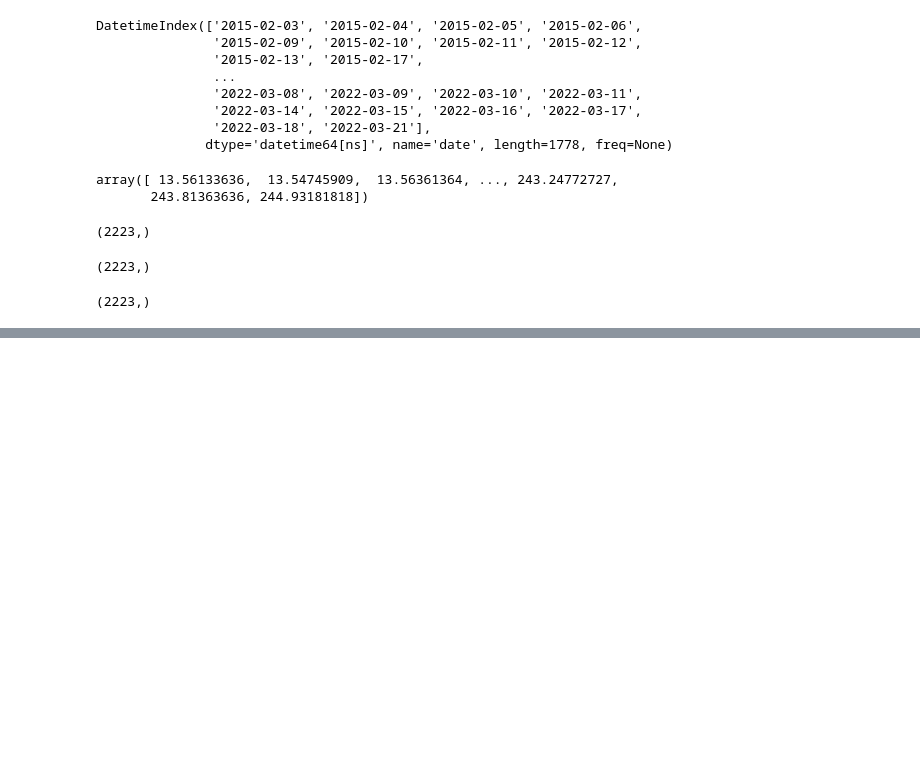
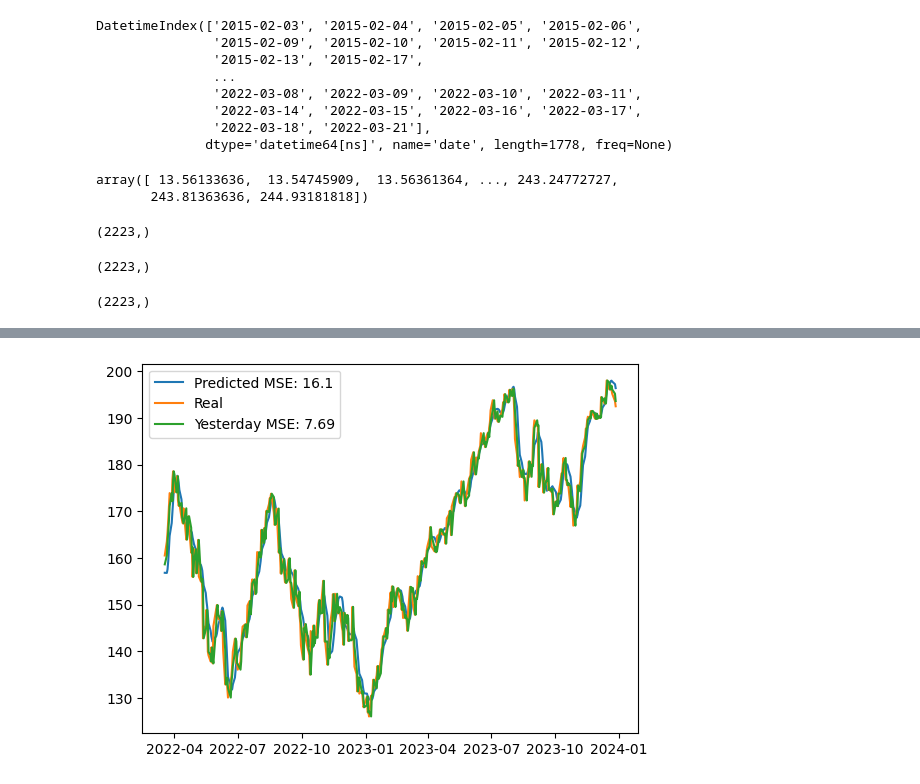
Before and after one commit to jordieres/Finance-AI, a Jupyter notebook: src/DataPreprocessing/DataPreprocessing.ipynb, the cells around one changed output, grey strips where cells are left out. Saved outputs shown, nothing was run; the diff lists cells and outputs as text; code cells hidden in the pictures; blank space fills up the shorter version.

Commit message:
small changes to make a functional modelling of LSTM with a configuration yaml file. First visualization in a notebook with the 1 day ahead apple stock

```diff
--- a/src/DataPreprocessing/DataPreprocessing.ipynb
+++ b/src/DataPreprocessing/DataPreprocessing.ipynb
@@ -508,0 +580,16 @@ tot_res['INP']['TSLA'][1]['vdd']["max"].shape
+# %%
+pred = tot_res['OUT_MODEL']['AAPL'][1]['DY'][9]['Y_predicted']
+real = tot_res['OUT_MODEL']['AAPL'][1]['DY'][9]['Y_real']
+yesterday = tot_res['OUT_MODEL']['AAPL'][1]['DY'][9]['Y_yesterday']
+
+mse_p = tot_res['OUT_MODEL']['AAPL'][1]['MSEP']
+mse_y = tot_res['OUT_MODEL']['AAPL'][1]['MSEY']
+# %%
+import matplotlib.pyplot as plt
+plt.plot(pred, label=f'Predicted MSE: {round(mse_p.mean(),2)}')
+plt.plot(real, label='Real')
+plt.plot(yesterday, label=f'Yesterday MSE: {round(mse_y.mean(),2)}')
+plt.legend()
+plt.show()
+# %% [output]
+[figure, added]
```
Also changed, not shown: parts of 4 cells of this notebook, 6 other files.
